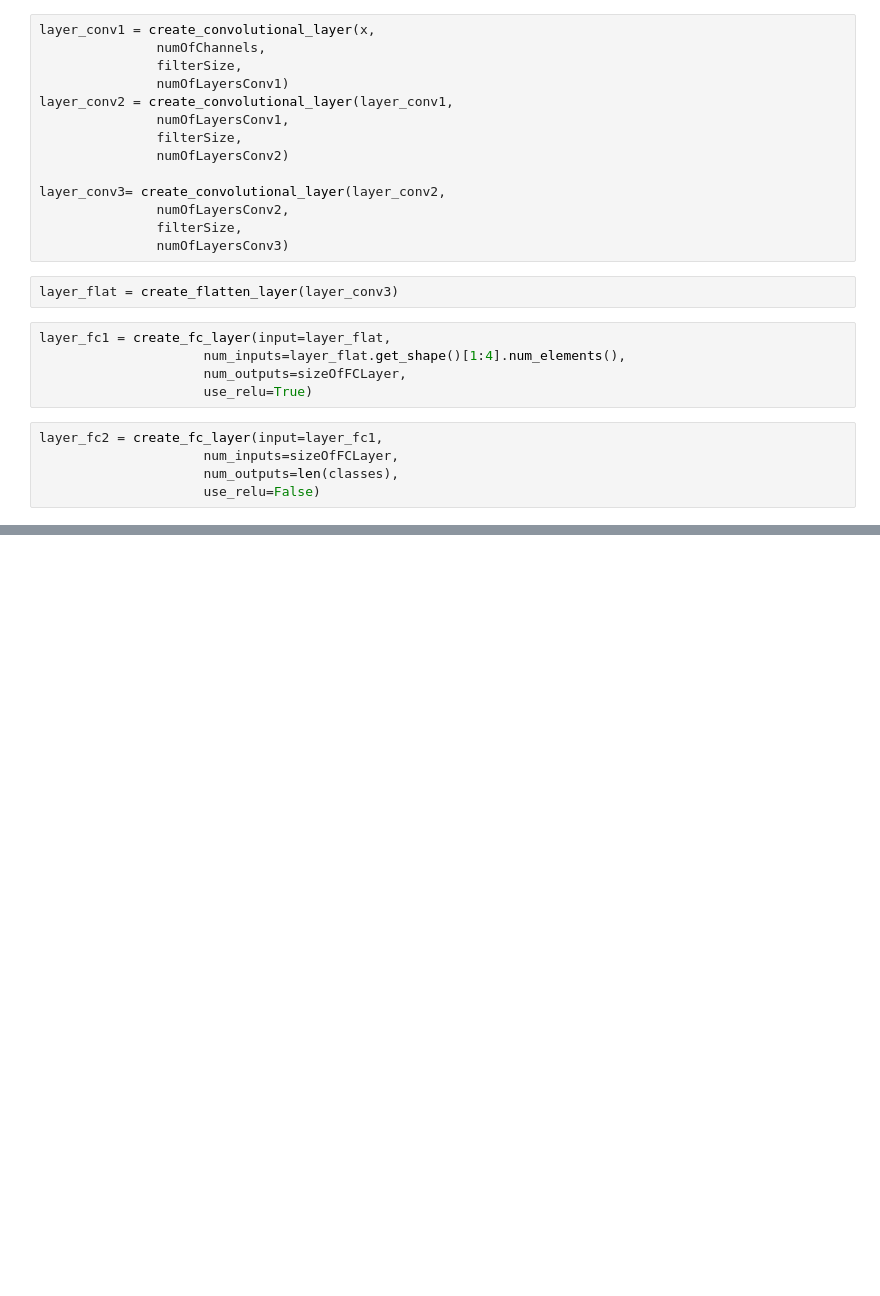
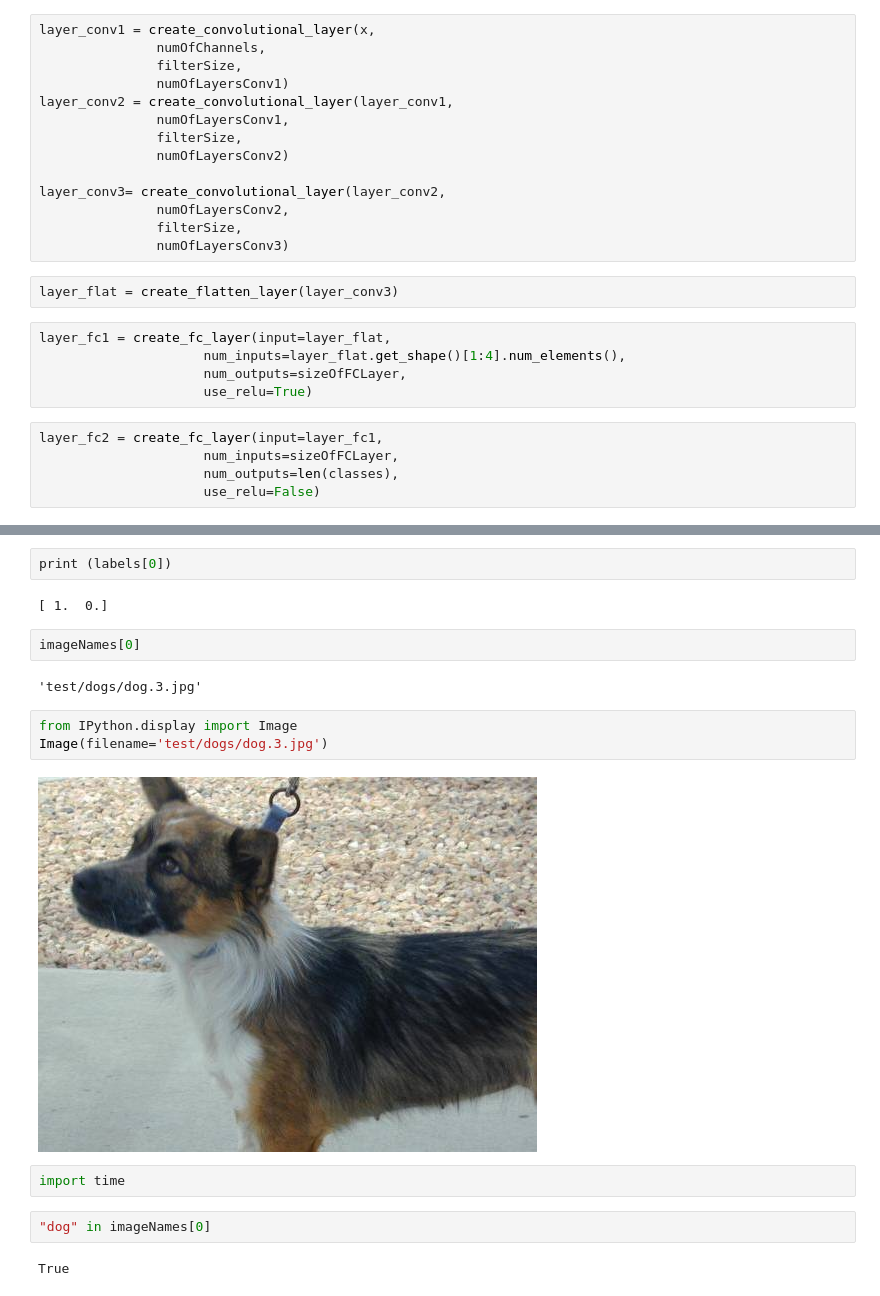
Before and after one commit to neil-lhm/cs8803, a Jupyter notebook: TensorflowCNN.ipynb, the cells around one changed output, grey strips where cells are left out. Drawn from its saved outputs; the diff is of its cells as text; blank space fills up the shorter version.

```diff
--- a/TensorflowCNN.ipynb
+++ b/TensorflowCNN.ipynb
@@ -156,0 +200,19 @@ NameError: name 'y_true_cls' is not defined
+# %%
+print (labels[0])
+# %% [output]
+[ 1.  0.]
+# %%
+imageNames[0]
+# %% [output]
+'test/dogs/dog.3.jpg'
+# %%
+from IPython.display import Image
+Image(filename='test/dogs/dog.3.jpg')
+# %% [output]
+[figure, added]
+# %%
+import time
+# %%
+"dog" in imageNames[0]
+# %% [output]
+True
```
Also changed, not shown: parts of 12 cells of this notebook, 15 other files.
